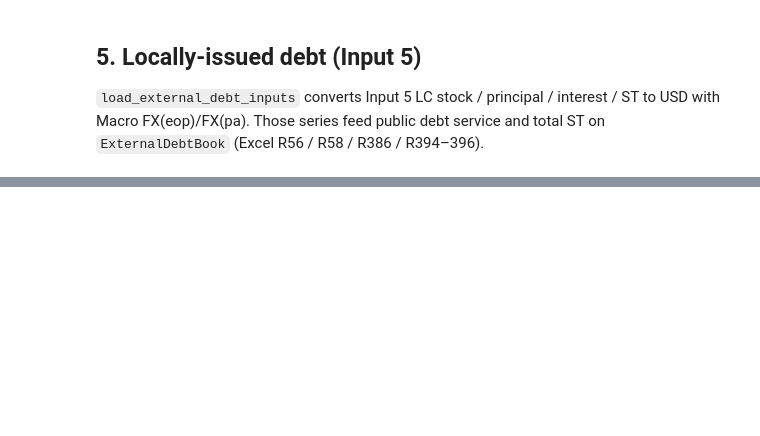
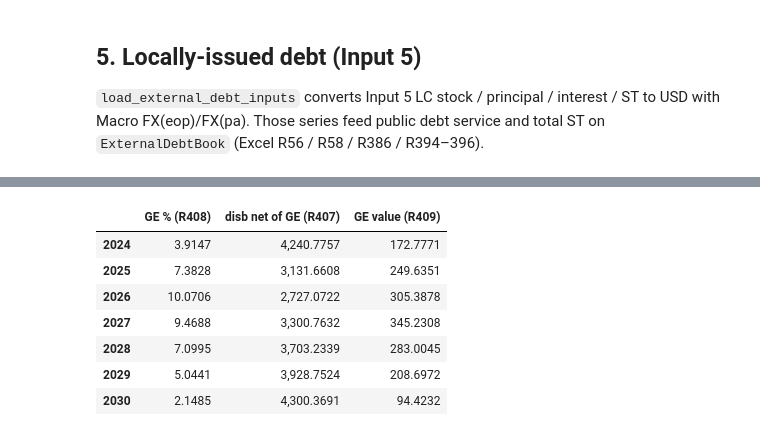
Before and after one commit to Teal-Insights/py-lic-dsf, a Jupyter notebook: demo/ext_debt.ipynb, the cells around one changed output, grey strips where cells are left out. Cells and saved outputs as stored; diff of their text form; code cells hidden in the pictures; blank space fills up the shorter version.

```diff
--- a/demo/ext_debt.ipynb
+++ b/demo/ext_debt.ipynb
@@ -236,0 +245,18 @@ book.total_public_debt_service().iloc[:, :8]
+# %%
+ge = pd.DataFrame(
+    {
+        "GE % (R408)": book.grant_element_percent(),
+        "disb net of GE (R407)": book.new_disbursements_net_of_ge(),
+        "GE value (R409)": book.grant_element_value(),
+    }
+)
+ge.loc[2024:2030]
+# %% [output]
+|  | GE % (R408) | disb net of GE (R407) | GE value (R409) |
+| 2024 | 3.9147 | 4,240.7757 | 172.7771 |
+| 2025 | 7.3828 | 3,131.6608 | 249.6351 |
+| 2026 | 10.0706 | 2,727.0722 | 305.3878 |
+| 2027 | 9.4688 | 3,300.7632 | 345.2308 |
+| 2028 | 7.0995 | 3,703.2339 | 283.0045 |
+| 2029 | 5.0441 | 3,928.7524 | 208.6972 |
+| 2030 | 2.1485 | 4,300.3691 | 94.4232 |
```
Also changed, not shown: parts of 9 cells of this notebook, 8 other files.
